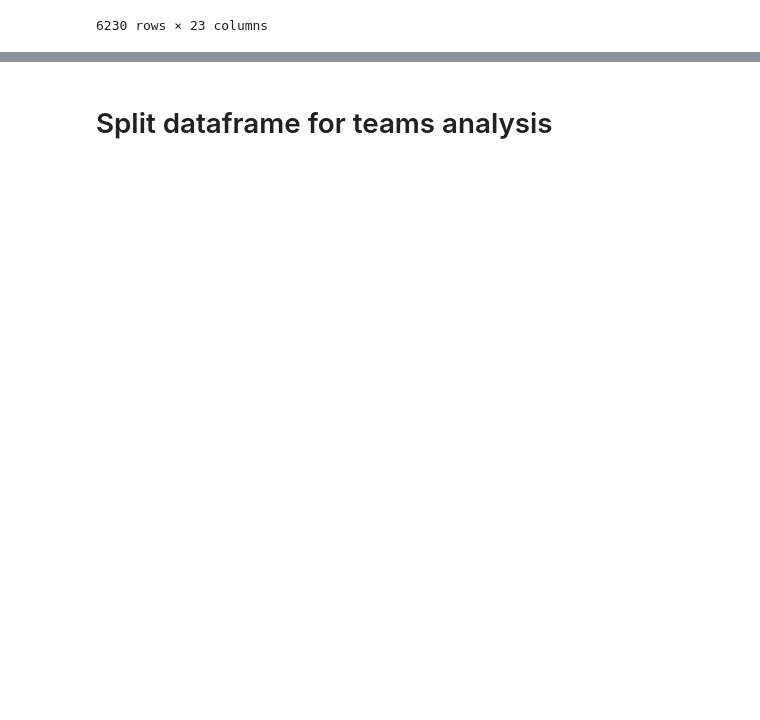
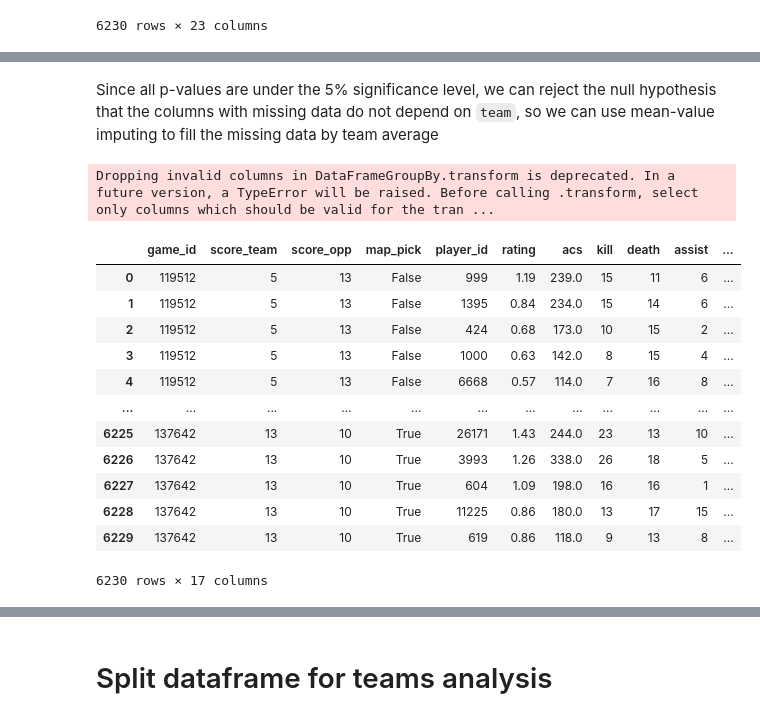
Before and after one commit to chriss-mo/VCT23, a Jupyter notebook: preprocessing.ipynb, the cells around one changed output, grey strips where cells are left out. Drawn from its saved outputs; the diff is of its cells as text; code cells hidden in the pictures; blank space fills up the shorter version.

```diff
--- a/preprocessing.ipynb
+++ b/preprocessing.ipynb
@@ -124,0 +293,21 @@ df_new
+# %% [markdown]
+Since all p-values are under the 5% significance level, we can reject the null hypothesis that the columns with missing data do not depend on `team`, so we can use mean-value imputing to fill the missing data by team average
+# %%
+df_imputed = df_new.copy()
+df_imputed = df_new.groupby('team').transform(lambda x: x.fillna(x.mean()))
+display(df_imputed)
+# %% [output]
+Dropping invalid columns in DataFrameGroupBy.transform is deprecated. In a future version, a TypeError will be raised. Before calling .transform, select only columns which should be valid for the tran ...
+|  | game_id | score_team | score_opp | map_pick | player_id | rating | acs | kill | death | assist | ... |
+| 0 | 119512 | 5 | 13 | False | 999 | 1.19 | 239.0 | 15 | 11 | 6 | ... |
+| 1 | 119512 | 5 | 13 | False | 1395 | 0.84 | 234.0 | 15 | 14 | 6 | ... |
+| 2 | 119512 | 5 | 13 | False | 424 | 0.68 | 173.0 | 10 | 15 | 2 | ... |
+| 3 | 119512 | 5 | 13 | False | 1000 | 0.63 | 142.0 | 8 | 15 | 4 | ... |
+| 4 | 119512 | 5 | 13 | False | 6668 | 0.57 | 114.0 | 7 | 16 | 8 | ... |
+| ... | ... | ... | ... | ... | ... | ... | ... | ... | ... | ... | ... |
+| 6225 | 137642 | 13 | 10 | True | 26171 | 1.43 | 244.0 | 23 | 13 | 10 | ... |
+| 6226 | 137642 | 13 | 10 | True | 3993 | 1.26 | 338.0 | 26 | 18 | 5 | ... |
+| 6227 | 137642 | 13 | 10 | True | 604 | 1.09 | 198.0 | 16 | 16 | 1 | ... |
+| 6228 | 137642 | 13 | 10 | True | 11225 | 0.86 | 180.0 | 13 | 17 | 15 | ... |
+| 6229 | 137642 | 13 | 10 | True | 619 | 0.86 | 118.0 | 9 | 13 | 8 | ... |
+6230 rows × 17 columns
```
Also changed, not shown: parts of 18 cells of this notebook, 1 other file.
